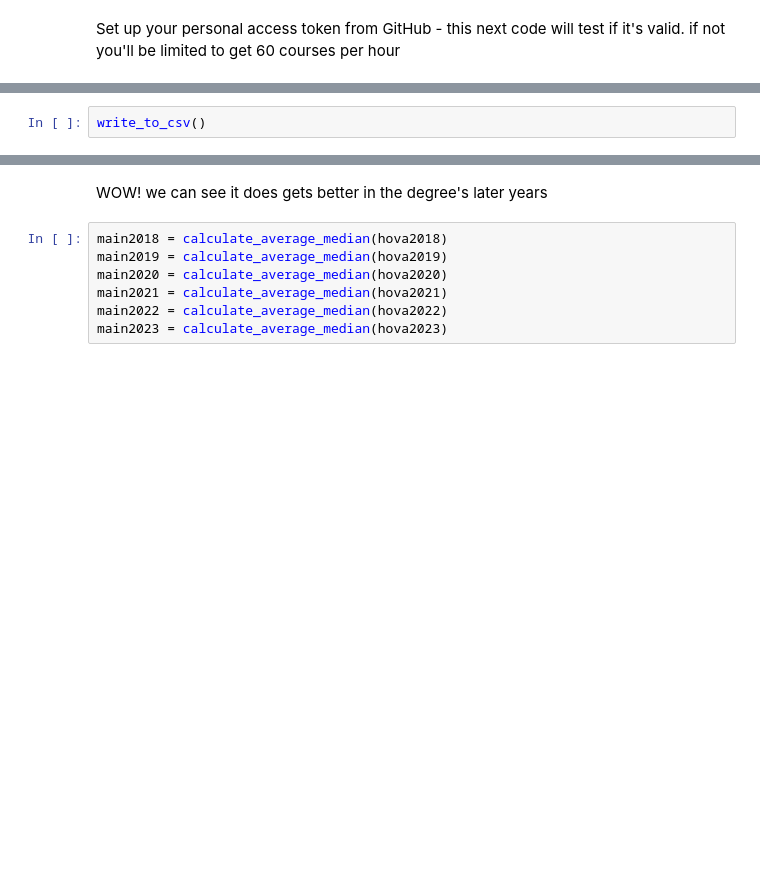
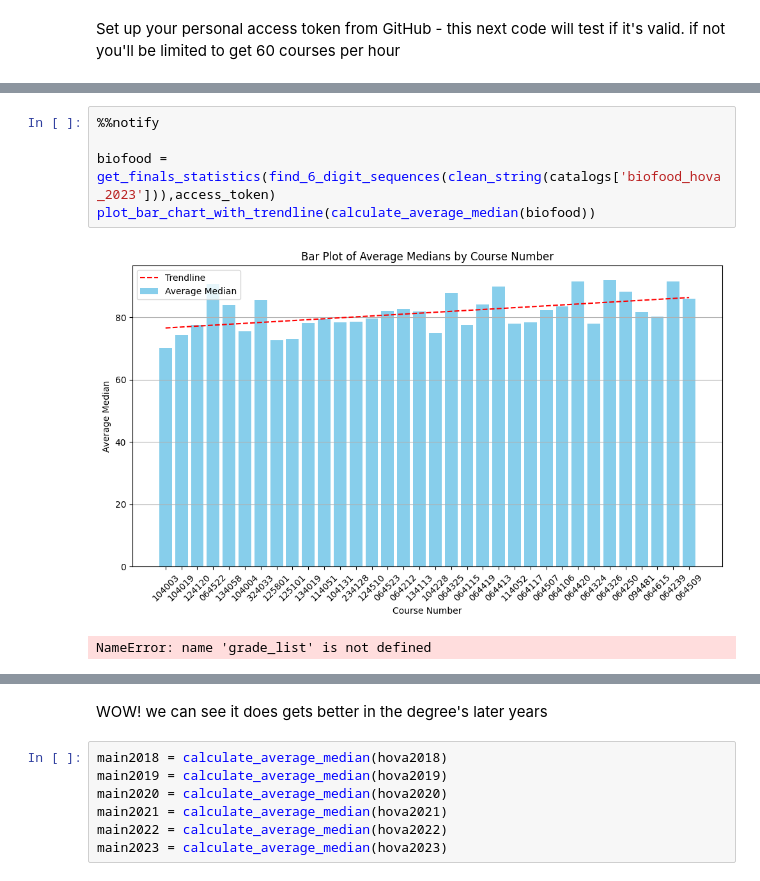
Before and after one commit to ranbenayoun/BestGrades, a Jupyter notebook: Best_grades_courses - Final.ipynb, the cells around one changed output, grey strips where cells are left out. Cells and saved outputs as stored; diff of their text form; blank space fills up the shorter version.

```diff
--- a/Best_grades_courses - Final.ipynb
+++ b/Best_grades_courses - Final.ipynb
@@ -345,4 +328,10 @@ hova2023 = get_finals_statistics(hova2023,access_token)
 Error fetching data for course 336026: 404 Client Error: Not Found for url: https://api.github.com/repos/michael-maltsev/technion-histograms/contents/336026?ref=main
 [interactive output not drawn]
 # %%
-write_to_csv()
+%%notify
+
+biofood = get_finals_statistics(find_6_digit_sequences(clean_string(catalogs['biofood_hova_2023'])),access_token)
+plot_bar_chart_with_trendline(calculate_average_median(biofood))
+# %% [output]
+[figure, added]
+NameError: name 'grade_list' is not defined
```
Also changed, not shown: parts of 22 cells of this notebook, 26 other files.
